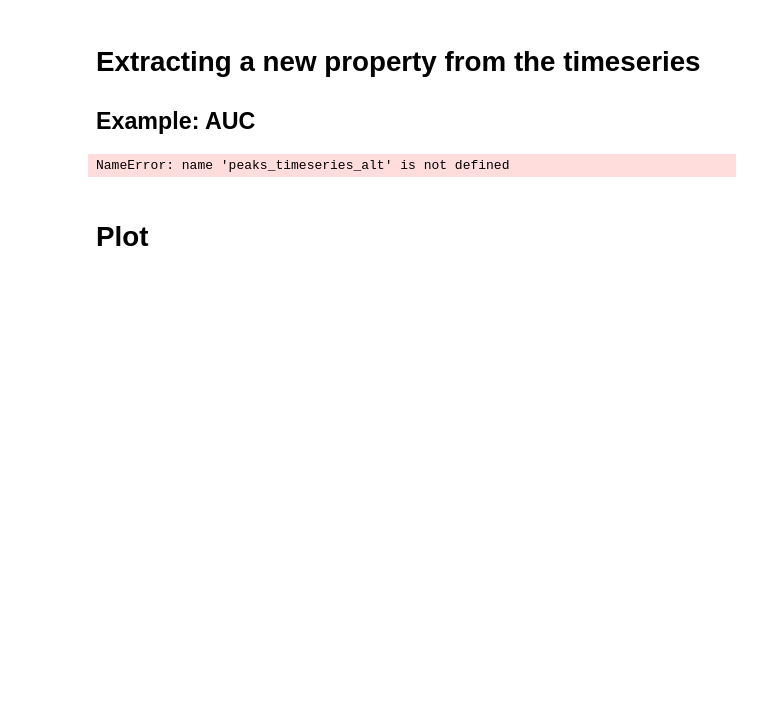
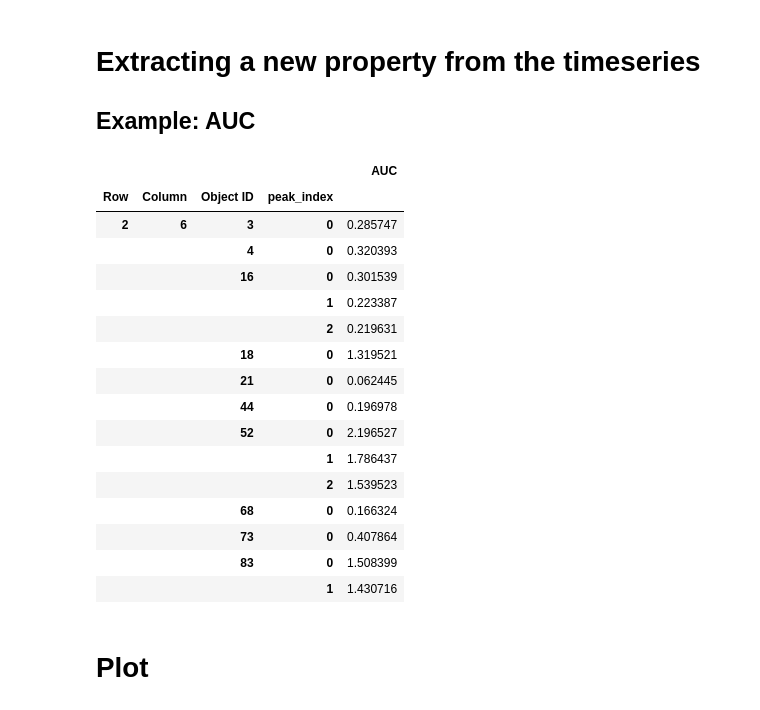
Before and after one commit to mariaclaudiacaia/Harmony-single-cell-calcium-analysis, a Jupyter notebook: notebooks/scOscillations.ipynb, the cells around one changed output. Saved outputs shown, nothing was run; the diff lists cells and outputs as text; code cells hidden in the pictures; blank space fills up the shorter version.

```diff
--- a/notebooks/scOscillations.ipynb
+++ b/notebooks/scOscillations.ipynb
@@ -141,7 +141,7 @@ peaks_and_properties = append_segment_bounds_using_local_minima(
     peaks_and_properties,
     smoothed_normalized,
 )
-peaks_timeseries_alt = get_timeseries_per_spike_df(
+peaks_timeseries = get_timeseries_per_spike_df(
     smoothed_normalized, peaks_and_properties
 )
 # %%
@@ -225,24 +243,40 @@ Name: Peak Frequency [Hz], Length: 114, dtype: float64
 # %%
 from calcium_analysis.multiindex_decorators import (
     support_multiindex_signal_single_row_returns,
 )
 
 
 @support_multiindex_signal_single_row_returns(time_name="time_from_peak")
 def auc_per_series(signal: pd.Series) -> pd.DataFrame:
     return pd.DataFrame(
         [
             {
                 "AUC": trapezoid(signal.values, dx=DT),
             }
         ]
     )
 
 
-auc = auc_per_series(peaks_timeseries_alt["signal_segment"])
+auc = auc_per_series(peaks_timeseries["signal_segment"])
 auc
 # %% [output]
-NameError: name 'peaks_timeseries_alt' is not defined
+|  |  |  |  | AUC |
+| Row | Column | Object ID | peak_index |  |
+| 2 | 6 | 3 | 0 | 0.285747 |
+|  |  | 4 | 0 | 0.320393 |
+|  |  | 16 | 0 | 0.301539 |
+|  |  |  | 1 | 0.223387 |
+|  |  |  | 2 | 0.219631 |
+|  |  | 18 | 0 | 1.319521 |
+|  |  | 21 | 0 | 0.062445 |
+|  |  | 44 | 0 | 0.196978 |
+|  |  | 52 | 0 | 2.196527 |
+|  |  |  | 1 | 1.786437 |
+|  |  |  | 2 | 1.539523 |
+|  |  | 68 | 0 | 0.166324 |
+|  |  | 73 | 0 | 0.407864 |
+|  |  | 83 | 0 | 1.508399 |
+|  |  |  | 1 | 1.430716 |
 # %% [markdown]
 # Plot
 # %%
```
Also changed, not shown: parts of 8 cells of this notebook.
